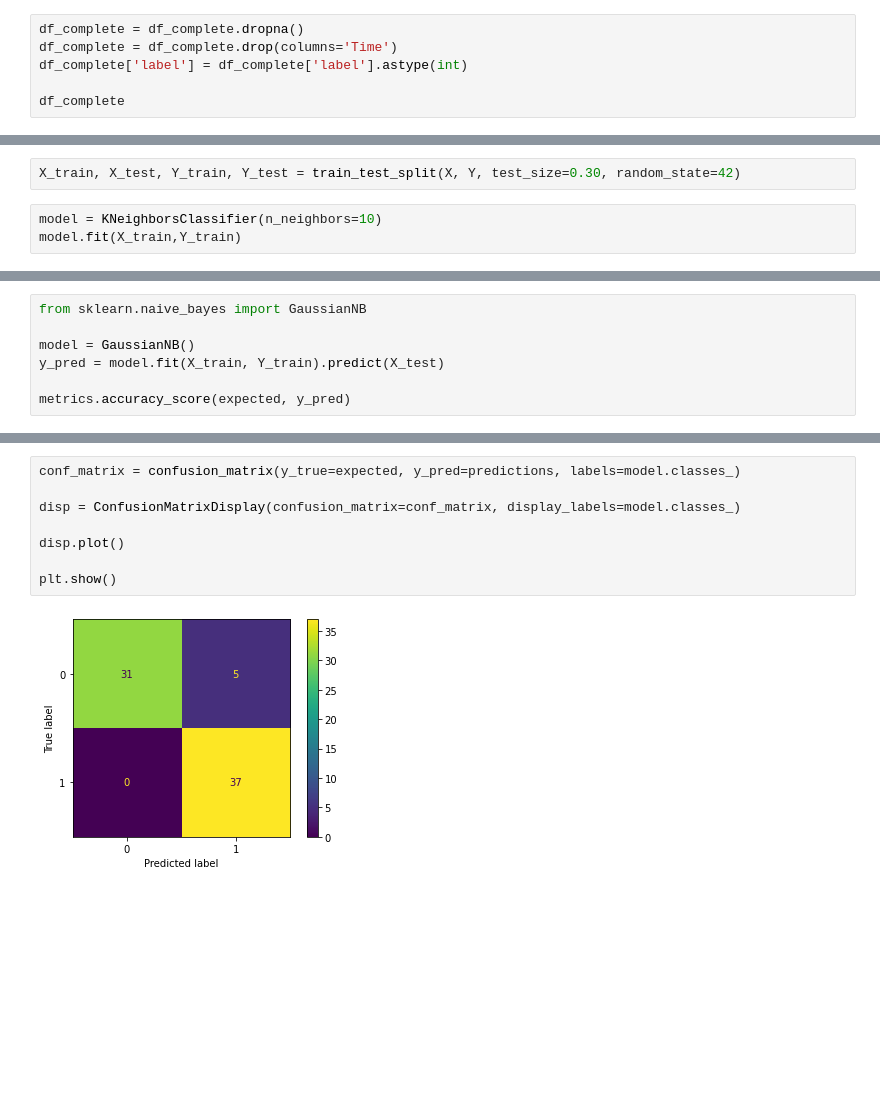
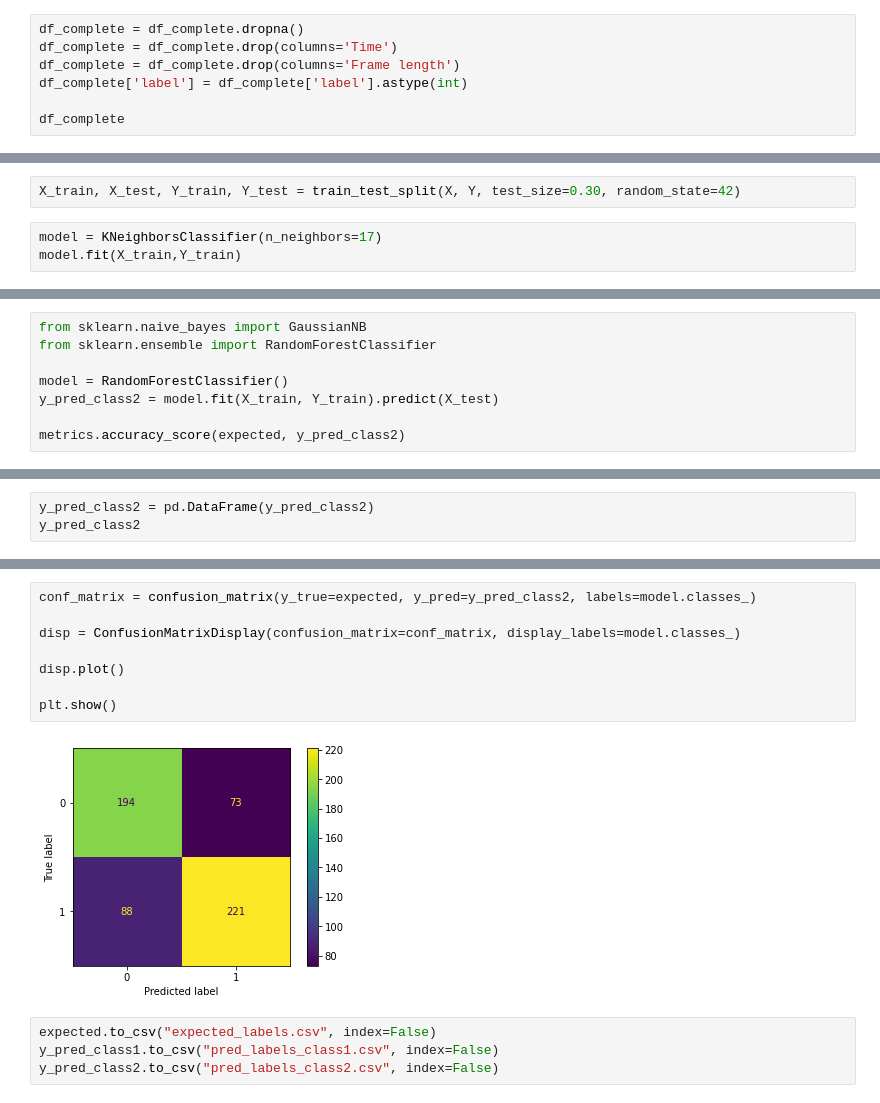
Before and after one commit to MassimilianoArca/IoT-WI-project, a Jupyter notebook: Project.ipynb, the cells around one changed output, grey strips where cells are left out. Drawn from its saved outputs; the diff is of its cells as text; blank space fills up the shorter version.

```diff
--- a/Project.ipynb
+++ b/Project.ipynb
@@ -103,6 +114,7 @@ df_complete = df_complete.join(labels)
 # %%
 df_complete = df_complete.dropna()
 df_complete = df_complete.drop(columns='Time')
+df_complete = df_complete.drop(columns='Frame length')
 df_complete['label'] = df_complete['label'].astype(int)
 
 df_complete
@@ -126,6 +160,6 @@ Y = df_complete['label']
 # %%
 X_train, X_test, Y_train, Y_test = train_test_split(X, Y, test_size=0.30, random_state=42)
 # %%
-model = KNeighborsClassifier(n_neighbors=10)
+model = KNeighborsClassifier(n_neighbors=17)
 model.fit(X_train,Y_train)
 # %% [output]
@@ -180,8 +224,9 @@ predictions
 # %%
 from sklearn.naive_bayes import GaussianNB
+from sklearn.ensemble import RandomForestClassifier
 
-model = GaussianNB()
-y_pred = model.fit(X_train, Y_train).predict(X_test)
+model = RandomForestClassifier()
+y_pred_class2 = model.fit(X_train, Y_train).predict(X_test)
 
-metrics.accuracy_score(expected, y_pred)
+metrics.accuracy_score(expected, y_pred_class2)
 # %% [output]
@@ -188,0 +234,3 @@ metrics.accuracy_score(expected, y_pred)
+# %%
+y_pred_class2 = pd.DataFrame(y_pred_class2)
+y_pred_class2
@@ -189,10 +251,14 @@ metrics.accuracy_score(expected, y_pred)
 # %%
-conf_matrix = confusion_matrix(y_true=expected, y_pred=predictions, labels=model.classes_)
+conf_matrix = confusion_matrix(y_true=expected, y_pred=y_pred_class2, labels=model.classes_)
 
 disp = ConfusionMatrixDisplay(confusion_matrix=conf_matrix, display_labels=model.classes_)
 
 disp.plot()
 
 plt.show()
 # %% [output]
-[figure, old version]
+[figure, new version]
+# %%
+expected.to_csv("expected_labels.csv", index=False)
+y_pred_class1.to_csv("pred_labels_class1.csv", index=False)
+y_pred_class2.to_csv("pred_labels_class2.csv", index=False)
```
Also changed, not shown: parts of 20 cells of this notebook.
